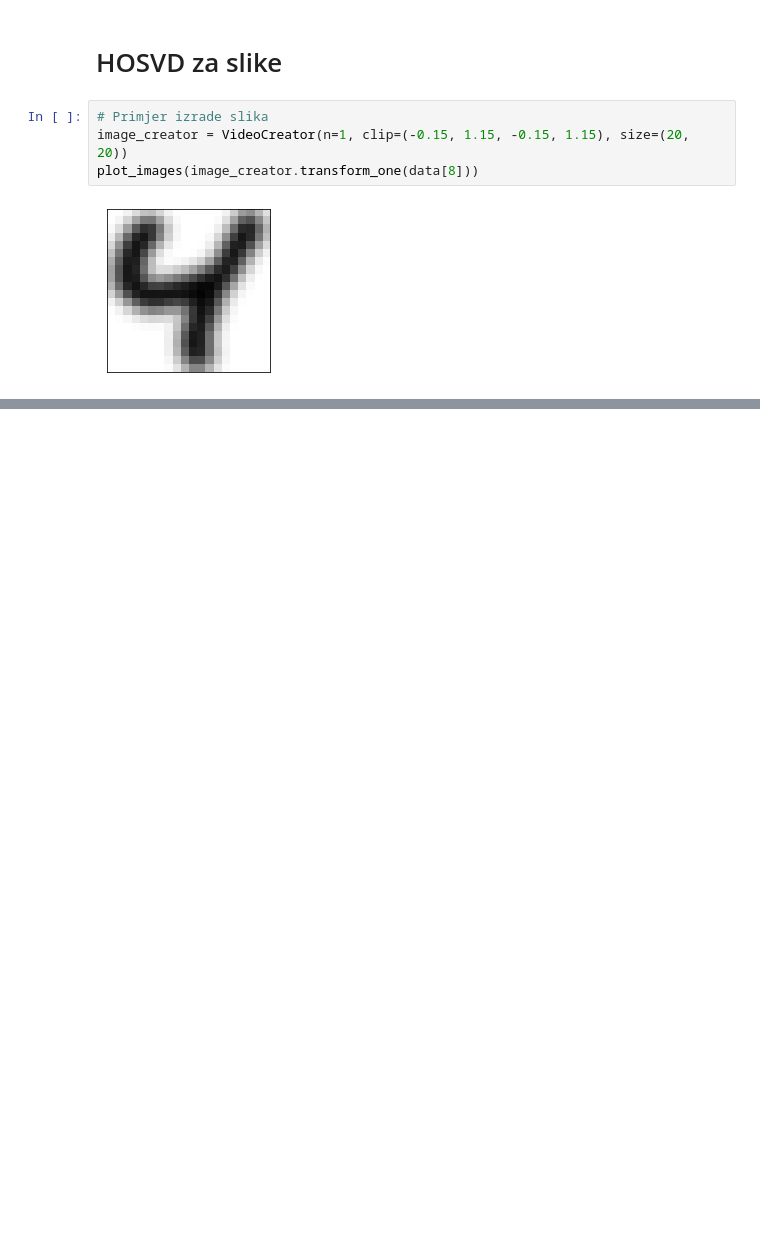
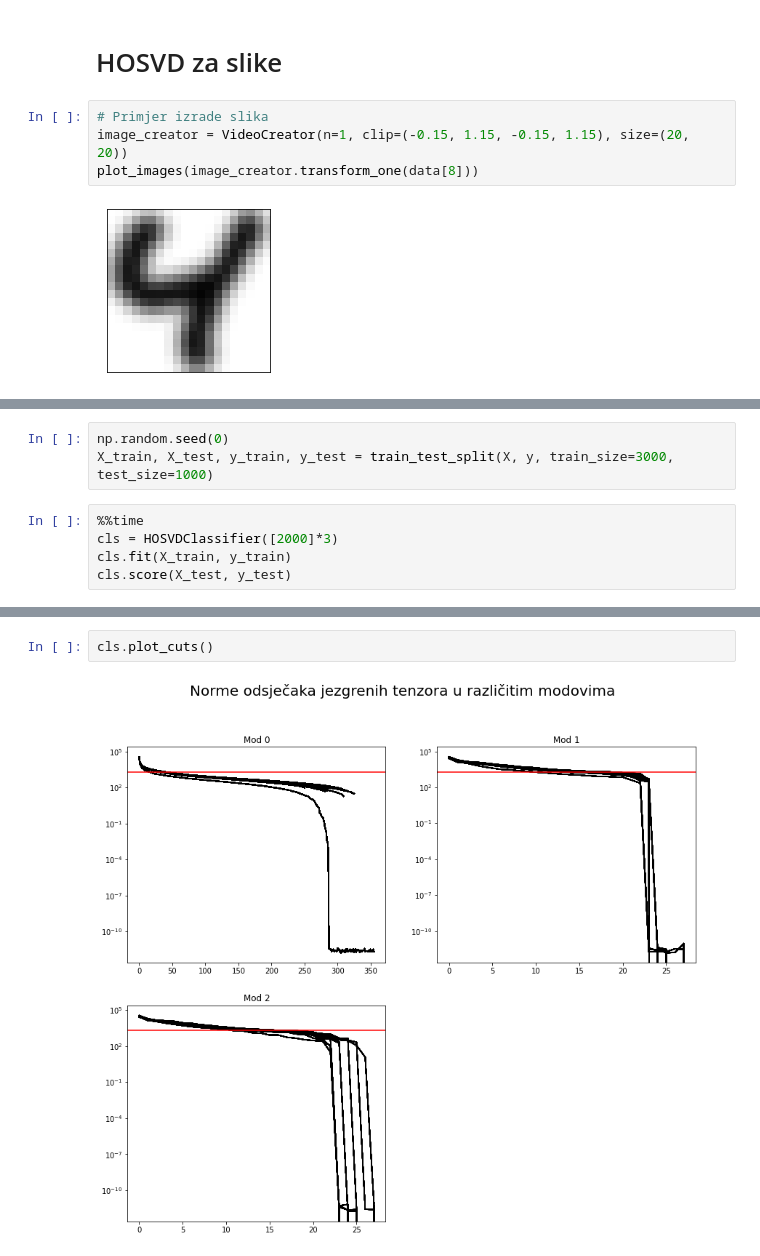
Before and after one commit to markojukic/raketa-online-character-recognition, a Jupyter notebook: HOSVD-Videos.ipynb, the cells around one changed output, grey strips where cells are left out. Saved outputs shown, nothing was run; the diff lists cells and outputs as text; blank space fills up the shorter version.

```diff
--- a/HOSVD-Videos.ipynb
+++ b/HOSVD-Videos.ipynb
@@ -119,0 +175,8 @@ Wall time: 2.53 s
+# %%
+np.random.seed(0)
+X_train, X_test, y_train, y_test = train_test_split(X, y, train_size=3000, test_size=1000)
+# %%
+%%time
+cls = HOSVDClassifier([2000]*3)
+cls.fit(X_train, y_train)
+cls.score(X_test, y_test)
@@ -119,0 +187,4 @@ Wall time: 2.53 s
+# %%
+cls.plot_cuts()
+# %% [output]
+[figure, added]
```
Also changed, not shown: parts of 9 cells of this notebook, 1 other file.
